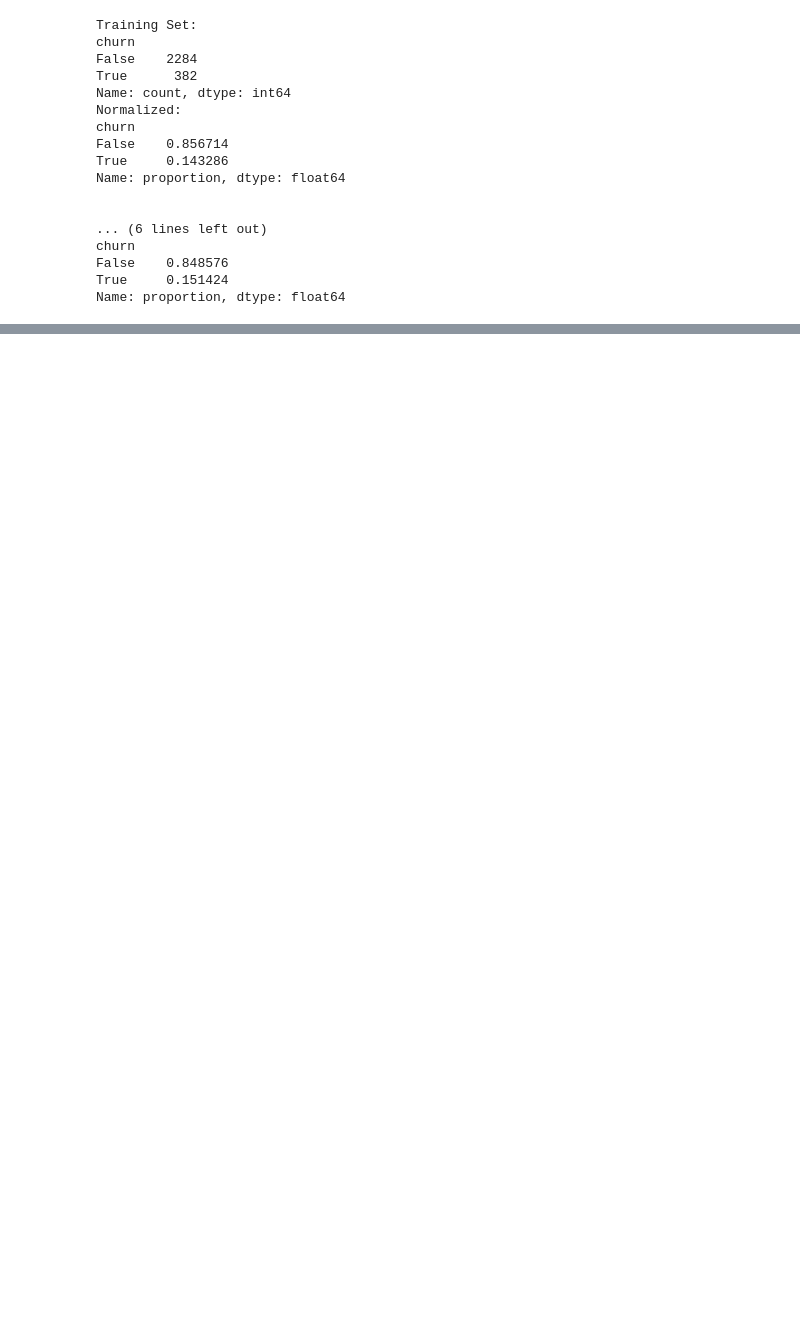
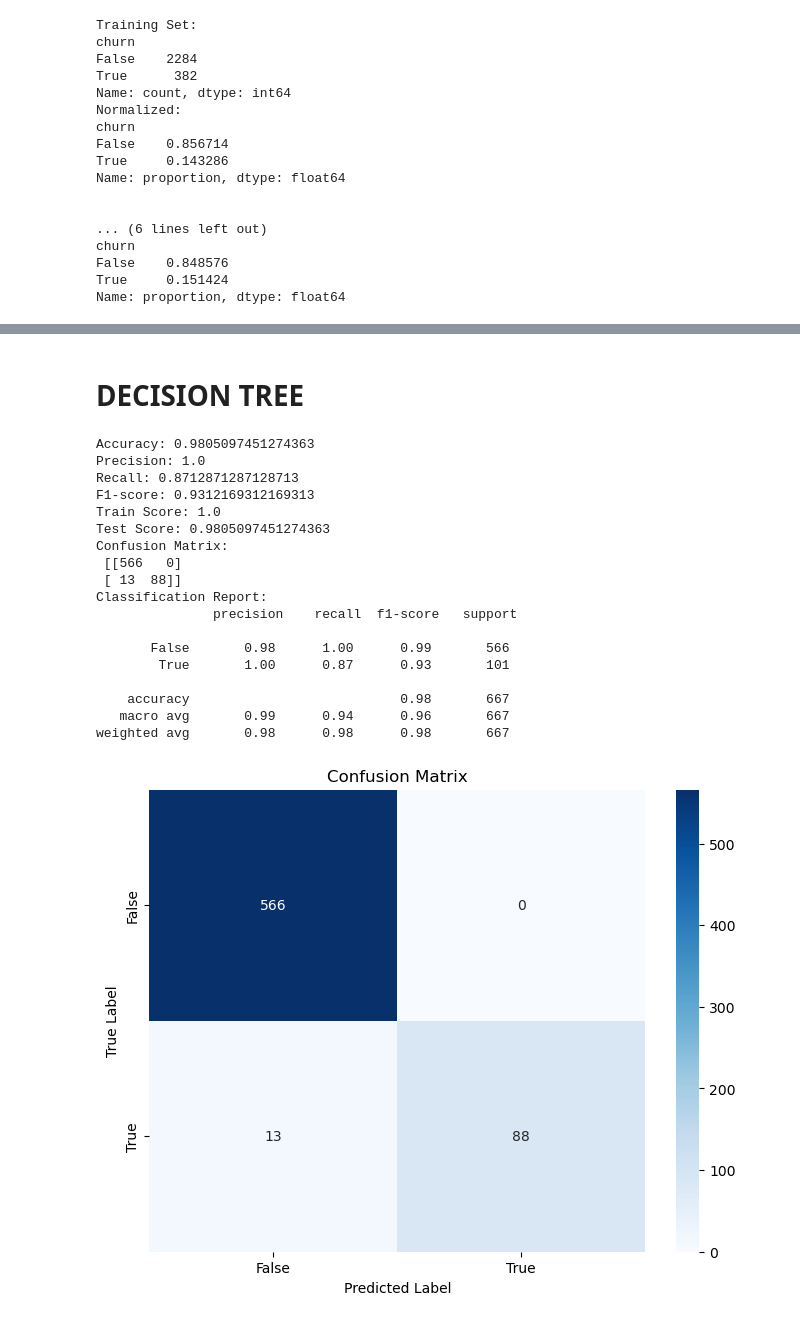
Before and after one commit to SammyGichuru/PHASE_3_PROJECT, a Jupyter notebook: PHASE 3 PROJECT.ipynb, the cells around one changed output, grey strips where cells are left out. Cells and saved outputs as stored; diff of their text form; code cells hidden in the pictures; blank space fills up the shorter version.

Commit message:
Decision Tree added

```diff
--- a/PHASE 3 PROJECT.ipynb
+++ b/PHASE 3 PROJECT.ipynb
@@ -550,0 +828,79 @@ F1-score: 0.07407407407407407
+# %% [markdown]
+# DECISION TREE
+# %%
+# Instantiate the Decision Tree model
+decision_tree = DecisionTreeClassifier(random_state=42)
+
+# Train the model on the training data
+decision_tree.fit(X_train_scaled, y_train)
+
+# Make predictions on the testing data
+y_pred = decision_tree.predict(X_test_scaled)
+
+# Step 4: Evaluate the model's performance
+accuracy_dt = accuracy_score(y_test, y_pred)
+precision_dt = precision_score(y_test, y_pred)
+recall_dt = recall_score(y_test, y_pred)
+f1_dt = f1_score(y_test, y_pred)
+
+# Print the evaluation metrics
+print("Accuracy:", accuracy_dt)
+print("Precision:", precision_dt)
+print("Recall:", recall_dt)
+print("F1-score:", f1_dt)
+
+# Calculate train and test scores
+train_score = decision_tree.score(X_train_scaled, y_train)
+test_score = decision_tree.score(X_test_scaled, y_test)
+
+print("Train Score:", train_score)
+print("Test Score:", test_score)
+
+# Print confusion matrix and classification report
+conf_matrix = confusion_matrix(y_test, y_pred)
+print("Confusion Matrix:\n", conf_matrix)
+print("Classification Report:\n", classification_report(y_test, y_pred))
+
+# Step 5: Visualize the confusion matrix
+plt.figure(figsize=(8, 6))
+sns.heatmap(conf_matrix, annot=True, fmt='d', cmap='Blues',
+            xticklabels=['False', 'True'], yticklabels=['False', 'True'])
+plt.title('Confusion Matrix')
+plt.xlabel('Predicted Label')
+plt.ylabel('True Label')
+plt.show()
+
+# Visualize the Decision Tree
+plt.figure(figsize=(20,10))
+tree.plot_tree(decision_tree, filled=True, feature_names=list(X_train.columns), class_names=['False', 'True'], rounded=True, fontsize=10)
+plt.show()
+
+# Save the model
+joblib.dump(decision_tree, 'decision_tree_model_syria.pkl')
+
+# Load the model
+loaded_model = joblib.load('decision_tree_model_syria.pkl')
+
+# Make predictions with the loaded model
+predictions = loaded_model.predict(X_test_scaled)
+print(predictions)
+# %% [output]
+Accuracy: 0.9805097451274363
+Precision: 1.0
+Recall: 0.8712871287128713
+F1-score: 0.9312169312169313
+Train Score: 1.0
+Test Score: 0.9805097451274363
+Confusion Matrix:
+ [[566   0]
+ [ 13  88]]
+Classification Report:
+               precision    recall  f1-score   support
+
+       False       0.98      1.00      0.99       566
+        True       1.00      0.87      0.93       101
+
+    accuracy                           0.98       667
+   macro avg       0.99      0.94      0.96       667
+weighted avg       0.98      0.98      0.98       667
+[figure, added]
```
Also changed, not shown: parts of 37 cells of this notebook, 2 other files.
